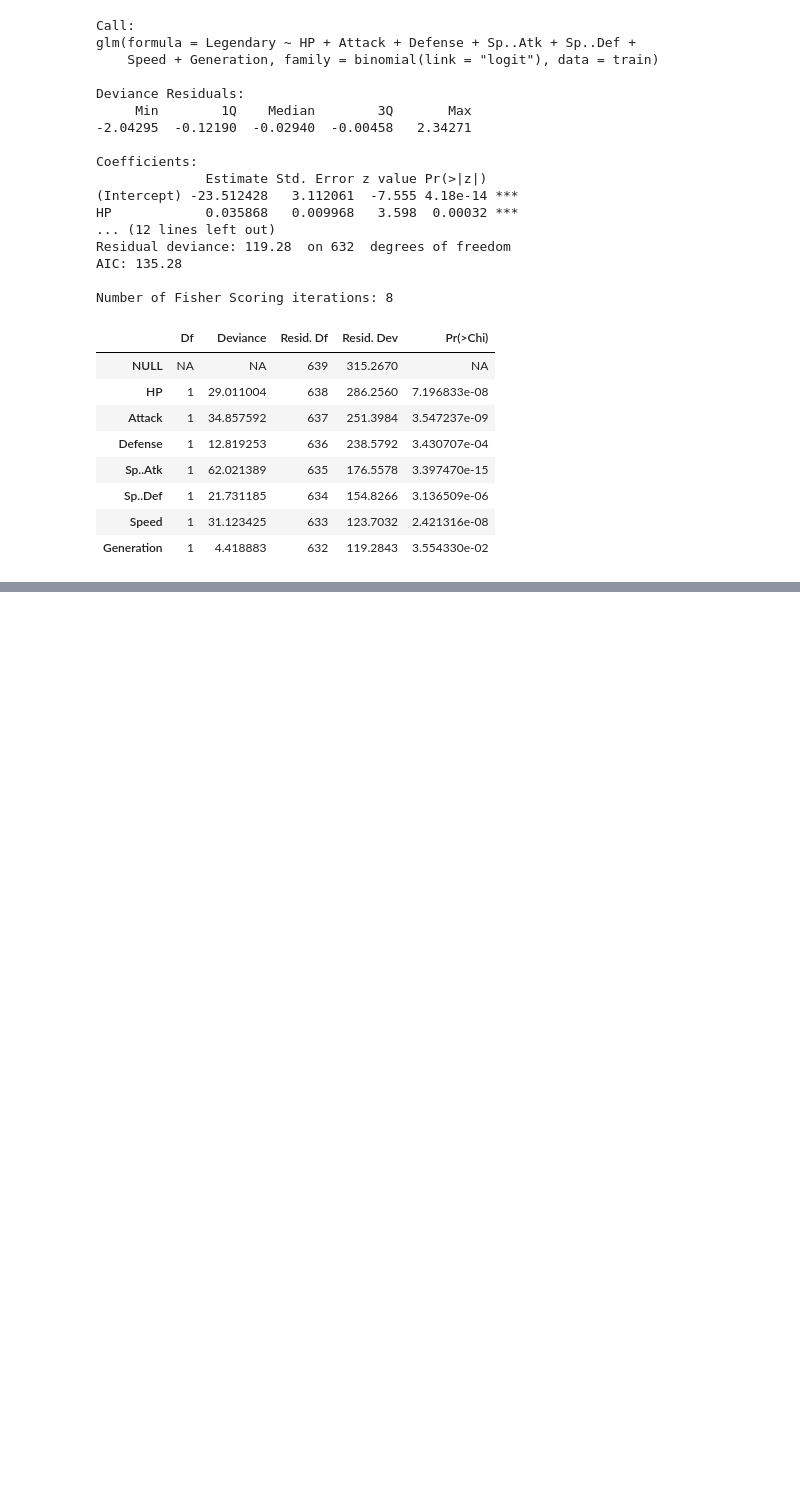
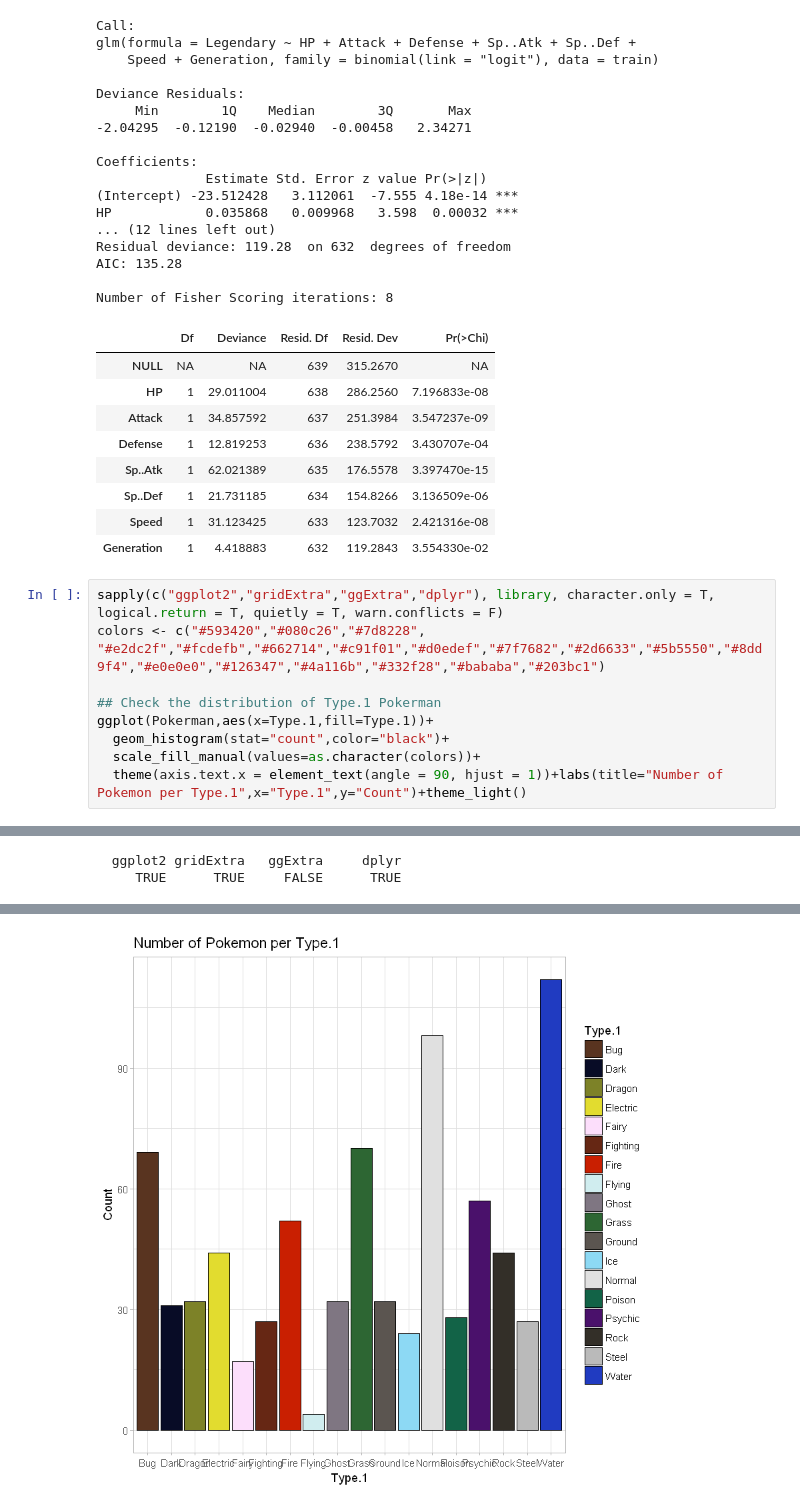
Before and after one commit to chenxu10/Pokerman, a Jupyter notebook: Pokerman.ipynb, the cells around one changed output, grey strips where cells are left out. Cells and saved outputs as stored; diff of their text form; blank space fills up the shorter version.

Commit message:
pokerman2

```diff
--- a/Pokerman.ipynb
+++ b/Pokerman.ipynb
@@ -89,3 +89,13 @@ Number of Fisher Scoring iterations: 8
 | Sp..Def | 1 | 21.731185 | 634 | 154.8266 | 3.136509e-06 |
 | Speed | 1 | 31.123425 | 633 | 123.7032 | 2.421316e-08 |
 | Generation | 1 | 4.418883 | 632 | 119.2843 | 3.554330e-02 |
+# %%
+sapply(c("ggplot2","gridExtra","ggExtra","dplyr"), library, character.only = T, logical.return = T, quietly = T, warn.conflicts = F)
+colors <- c("#593420","#080c26","#7d8228", "#e2dc2f","#fcdefb","#662714","#c91f01","#d0edef","#7f7682","#2d6633","#5b5550","#8dd9f4","#e0e0e0","#126347","#4a116b","#332f28","#bababa","#203bc1")
+
+## Check the distribution of Type.1 Pokerman
+ggplot(Pokerman,aes(x=Type.1,fill=Type.1))+
+  geom_histogram(stat="count",color="black")+
+  scale_fill_manual(values=as.character(colors))+
+  theme(axis.text.x = element_text(angle = 90, hjust = 1))+labs(title="Number of Pokemon per Type.1",x="Type.1",y="Count")+theme_light()
+# %% [output]
@@ -91,0 +104,2 @@ Number of Fisher Scoring iterations: 8
+  ggplot2 gridExtra   ggExtra     dplyr
+     TRUE      TRUE     FALSE      TRUE
@@ -91,0 +108 @@ Number of Fisher Scoring iterations: 8
+[figure, added]
```
Also changed, not shown: parts of 4 cells of this notebook.
